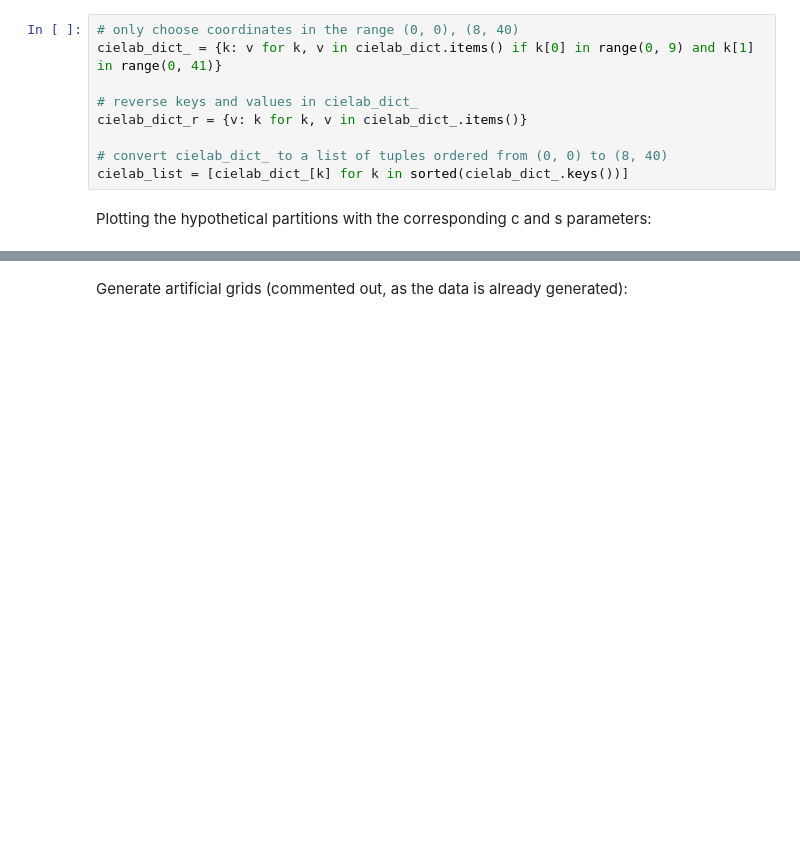
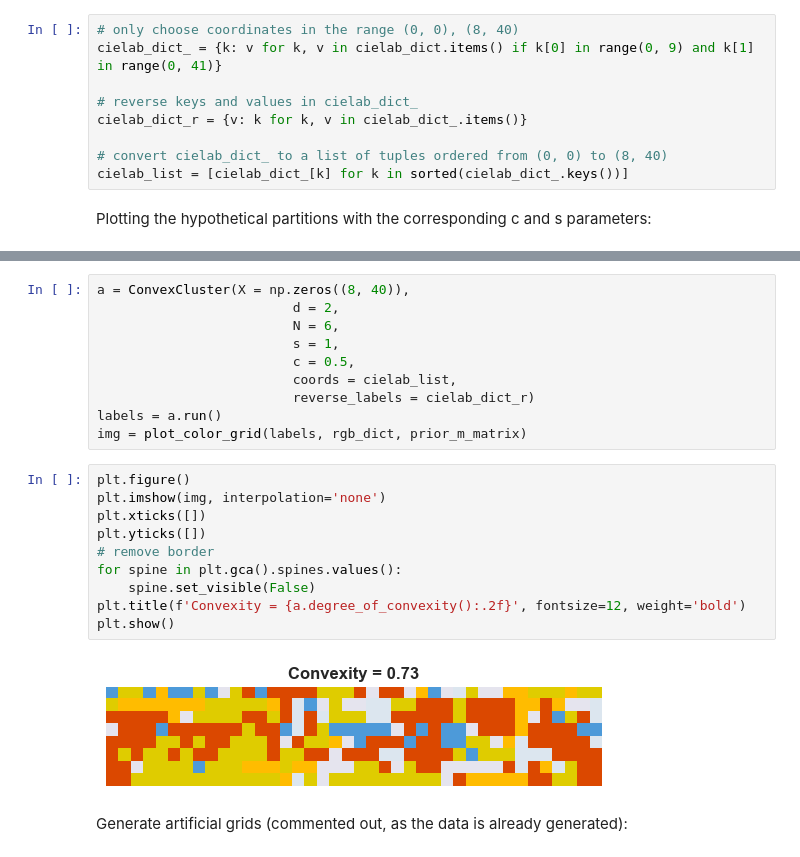
Before and after one commit to alexeykosh/2024-convexity-efficient-communication, a Jupyter notebook: analysis.ipynb, the cells around one changed output, grey strips where cells are left out. Cells and saved outputs as stored; diff of their text form; blank space fills up the shorter version.

```diff
--- a/analysis.ipynb
+++ b/analysis.ipynb
@@ -289,3 +294,25 @@ plt.show()
+# %%
+a = ConvexCluster(X = np.zeros((8, 40)),
+                         d = 2,
+                         N = 6,
+                         s = 1,
+                         c = 0.5,
+                         coords = cielab_list,
+                         reverse_labels = cielab_dict_r)
+labels = a.run()
+img = plot_color_grid(labels, rgb_dict, prior_m_matrix)
+# %%
+plt.figure()
+plt.imshow(img, interpolation='none')
+plt.xticks([])
+plt.yticks([])
+# remove border
+for spine in plt.gca().spines.values():
+    spine.set_visible(False)
+plt.title(f'Convexity = {a.degree_of_convexity():.2f}', fontsize=12, weight='bold')
+plt.show()
+# %% [output]
+[figure, added]
 # %% [markdown]
 Generate artificial grids (commented out, as the data is already generated):
 # %%
```
Also changed, not shown: parts of 21 cells of this notebook.
